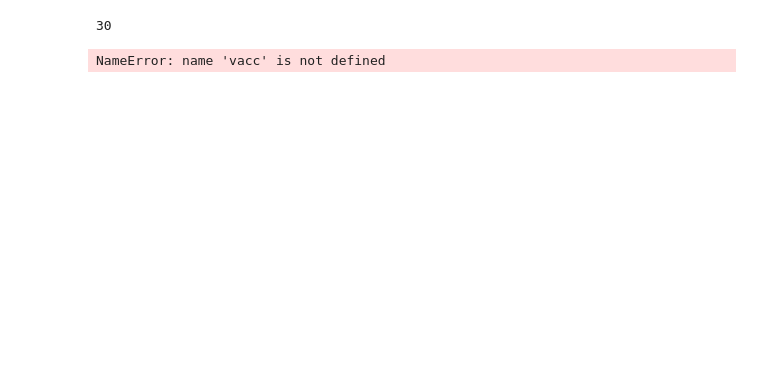
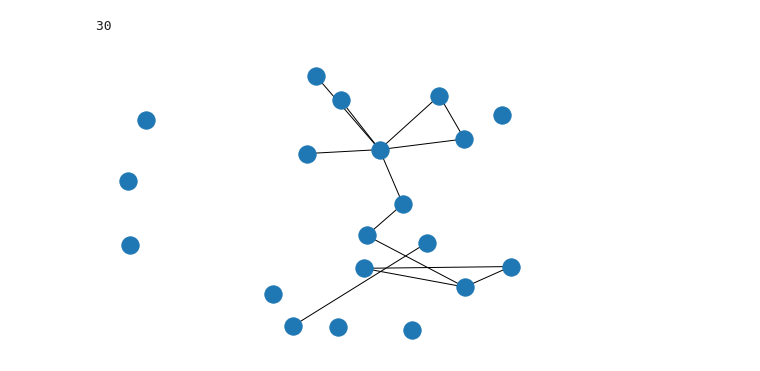
Before and after one commit to jcblemai/COVID-19_italy-vaccination-oc, a Jupyter notebook: ocp_trial-vector2-crtl-out.ipynb, the cells around one changed output. Saved outputs shown, nothing was run; the diff lists cells and outputs as text; code cells hidden in the pictures; blank space fills up the shorter version.

```diff
--- a/ocp_trial-vector2-crtl-out.ipynb
+++ b/ocp_trial-vector2-crtl-out.ipynb
@@ -486,29 +492,3 @@ for i, st in enumerate(states_list):
 len(np.array(ca.veccat(ca.veccat(*opt['u',k,:til,'v']))))
 # %% [output]
 30
-# %%
-        for i in range(M):
-            dyn[i] = []
-            spatial[i] = []
-            vacc[i] = []
-            for k in range(N):
-                Fk = F(x0=Vars['x',i,k],p=ca.veccat(Vars['u',i,k],Params['cov',i,k],Params['p'],self.pop_node[i]))
-                X_ = Fk['xf']
-                ell_ik = Fk['qf']
-                # [X_,ell_ik] = integrator(Vars['x',i,k], ca.veccat(Vars['u',i,k],Params['cov',i,k],Params['p'],self.pop_node[i]))
-                dyn[i].append( Vars['x',i,k+1] - X_ )
-                ell_ik_, cases_ik, reg_ik = ell(Vars['x',i,k],Vars['u',i,k],Params['cov',i,k],Params['p'],self.pop_node[i])
-                f += ell_ik
-                cases += cases_ik
-                reg += reg_ik
-
-                mob_ik = sum( c[i,j]*Vars['x',j,k,'B']/(1+Vars['x',j,k,'B']) for j in range(M) )
-                spatial[i].append( Vars['u',i,k,'mob'] - mob_ik )         # spatial, vaccines and dyn are put in g(x), with constraints that spatial and dyn are equal to zero
-                #thus imposing the dynamics and coupling.
-                vaccines += Vars['u',i,k,'v']*T/N    # Number of vaccine spent = num of vaccine rate * 7 (number of days)
-
-                # S + R - v >= 0
-                vacc[i].append( 1.1*self.pop_node[i] - Vars['x',i,k,'I'] - Vars['x',i,k,'V']  - Vars['u',i,k,'v']*T/N )
-                # vacc[i].append( self.pop_node[i] - X_[1] - X_[3] - Vars['u',i,k,'v']*T/N )
-# %% [output]
-NameError: name 'vacc' is not defined
@@ -538,0 +495,6 @@ NameError: name 'vacc' is not defined
+# %%
+import networkx
+grph = networkx.from_numpy_matrix(C)
+networkx.draw(grph, )
+# %% [output]
+[figure, added]
```
Also changed, not shown: parts of 15 cells of this notebook.
